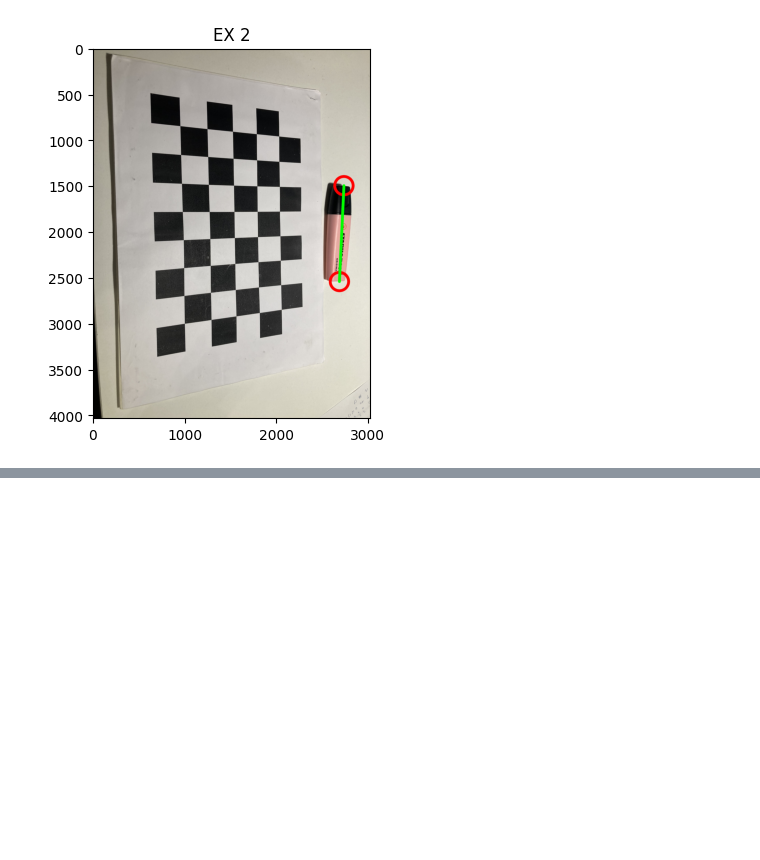
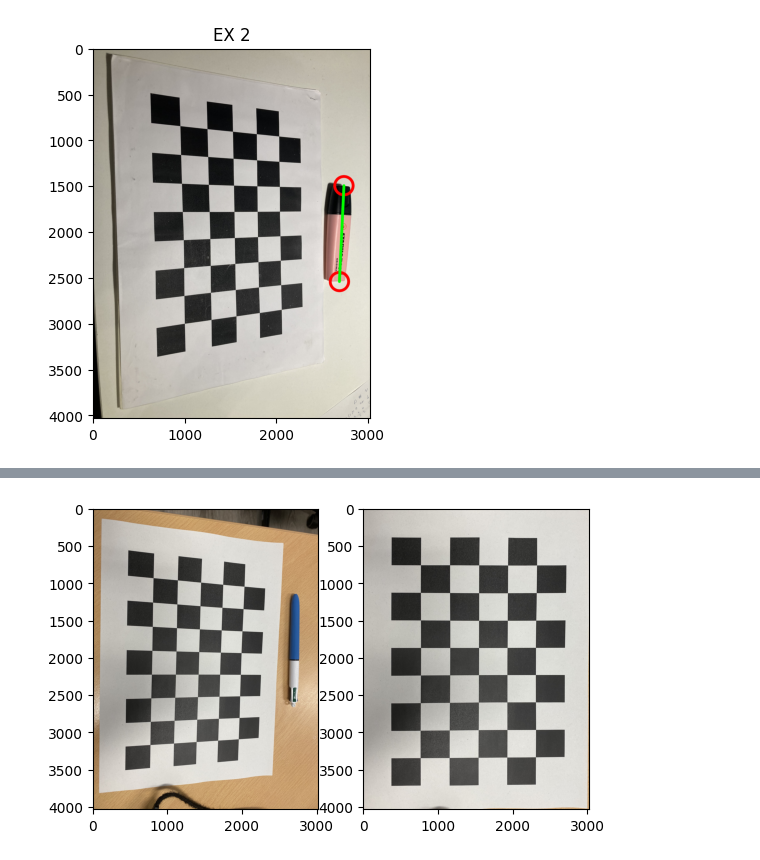
Before and after one commit to FilippoComastri/CVLab_2223, a Jupyter notebook: Lab4CameraCalibration/LabSession4Exercises.ipynb, the cells around one changed output, grey strips where cells are left out. Drawn from its saved outputs; the diff is of its cells as text; code cells hidden in the pictures; blank space fills up the shorter version.

```diff
--- a/Lab4CameraCalibration/LabSession4Exercises.ipynb
+++ b/Lab4CameraCalibration/LabSession4Exercises.ipynb
@@ -371,0 +427,38 @@ Expected Results:
+# %%
+import numpy as np
+import cv2
+from matplotlib import pyplot as plt
+
+img = cv2.imread('es4/pen.jpg')
+
+
+h = img.shape[0]
+w = img.shape[1]
+
+src_pts=np.array([
+    [125,155],
+    [2533,488],
+    [2414,3586],
+    [93,3807]],
+    dtype=np.float32
+)
+
+dest_pts=np.array([
+    [0,0],
+    [w,0],
+    [w,h],
+    [0,h]],
+    dtype=np.float32
+)
+
+p = cv2.getPerspectiveTransform(src_pts,dest_pts)
+
+warped = cv2.warpPerspective(img,p,(w,h))
+
+plt.subplot(1,2,1)
+plt.imshow(cv2.cvtColor(img,cv2.COLOR_BGR2RGB))
+plt.subplot(1,2,2)
+plt.imshow(cv2.cvtColor(warped,cv2.COLOR_BGR2RGB))
+plt.show()
+# %% [output]
+[figure, added]
```
Also changed, not shown: parts of 3 cells of this notebook, 4 other files.
